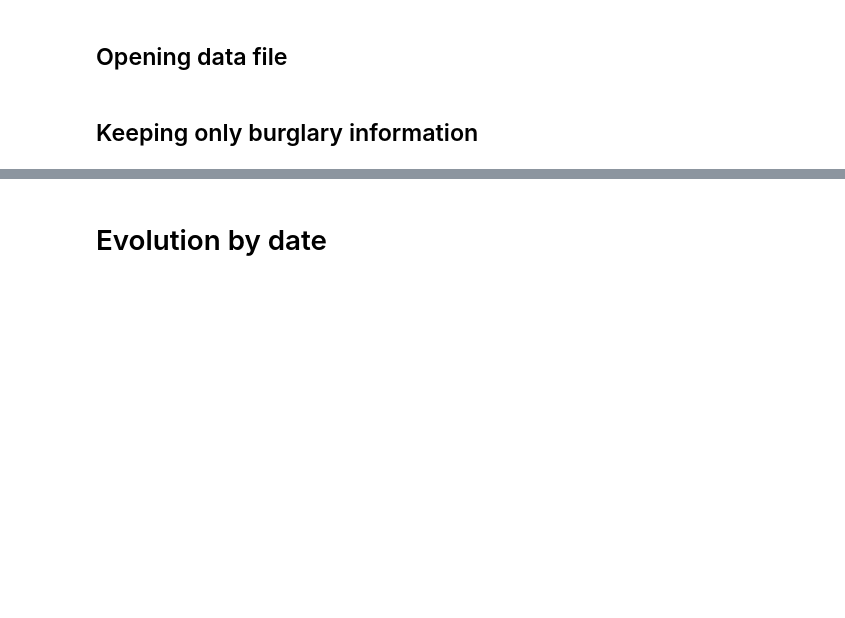
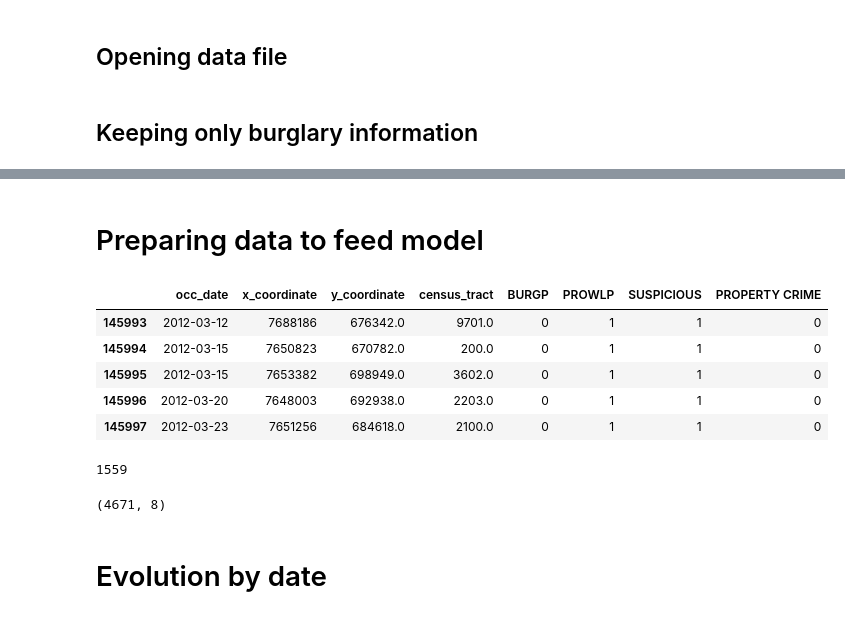
Before and after one commit to joniec/crime_forecasting_challenge, a Jupyter notebook: notebooks/exploratory/Burglary.ipynb, the cells around one changed output, grey strips where cells are left out. Drawn from its saved outputs; the diff is of its cells as text; code cells hidden in the pictures; blank space fills up the shorter version.

```diff
--- a/notebooks/exploratory/Burglary.ipynb
+++ b/notebooks/exploratory/Burglary.ipynb
@@ -26,0 +42,3 @@ crimes.head()
+# %%
+# Drop case description as they map to final_case_type
+crimes = crimes.drop('CASE DESC', axis=1)
@@ -26,0 +56,3 @@ crimes.head()
+# %%
+dummies_call_groups = pd.get_dummies(crimes['CALL GROUPS'])
+dummies_call_groups.head()
@@ -26,0 +66,4 @@ crimes.head()
+# %%
+dummies_final_case_type = pd.get_dummies(crimes['final_case_type'])
+print(type(dummies_final_case_type))
+dummies_final_case_type.head()
@@ -27,3 +78,24 @@ crimes.head()
+# %% [markdown]
+# Preparing data to feed model
+# %%
+crimes_features = pd.concat([crimes.iloc[:,3:], dummies_final_case_type, dummies_call_groups], axis=1)
+
+crimes_features.head()
+# %% [output]
+|  | occ_date | x_coordinate | y_coordinate | census_tract | BURGP | PROWLP | SUSPICIOUS | PROPERTY CRIME |
+| 145993 | 2012-03-12 | 7688186 | 676342.0 | 9701.0 | 0 | 1 | 1 | 0 |
+| 145994 | 2012-03-15 | 7650823 | 670782.0 | 200.0 | 0 | 1 | 1 | 0 |
+| 145995 | 2012-03-15 | 7653382 | 698949.0 | 3602.0 | 0 | 1 | 1 | 0 |
+| 145996 | 2012-03-20 | 7648003 | 692938.0 | 2203.0 | 0 | 1 | 1 | 0 |
+| 145997 | 2012-03-23 | 7651256 | 684618.0 | 2100.0 | 0 | 1 | 1 | 0 |
+# %%
+len(crimes_features['occ_date'].unique())
+# %% [output]
+1559
+# %%
+crimes_features.shape
+# %% [output]
+(4671, 8)
 # %% [markdown]
 # Evolution by date
 # %%
```
Also changed, not shown: parts of 8 cells of this notebook, 1 other file.
